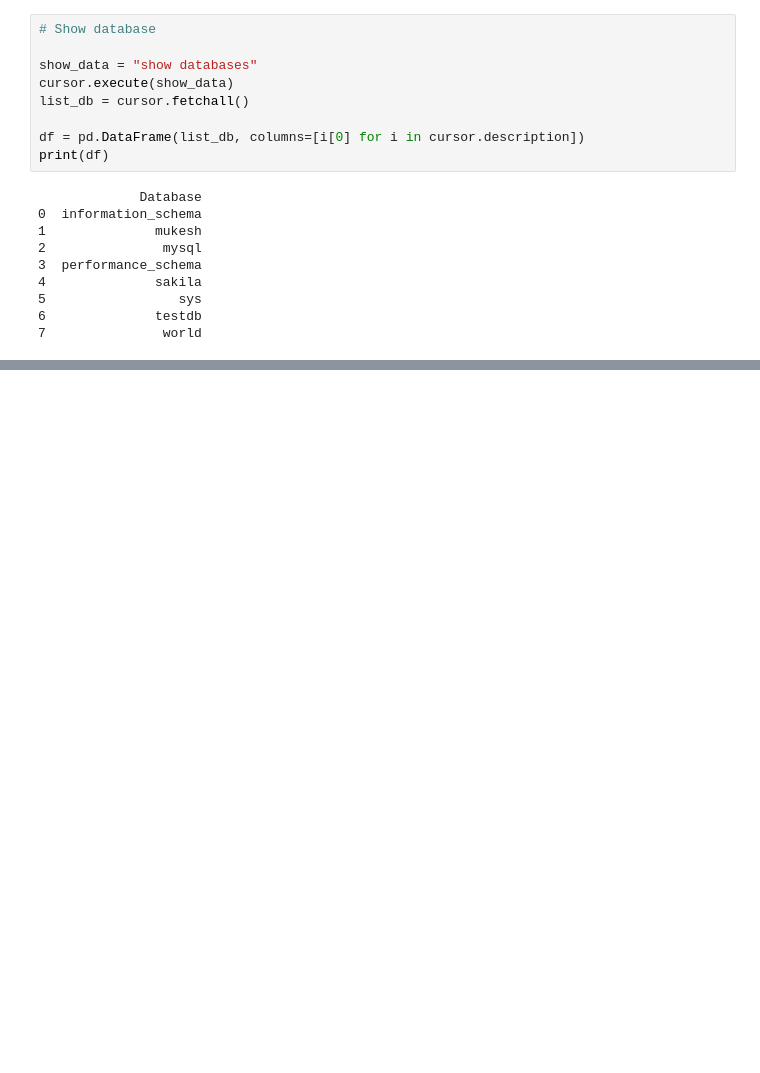
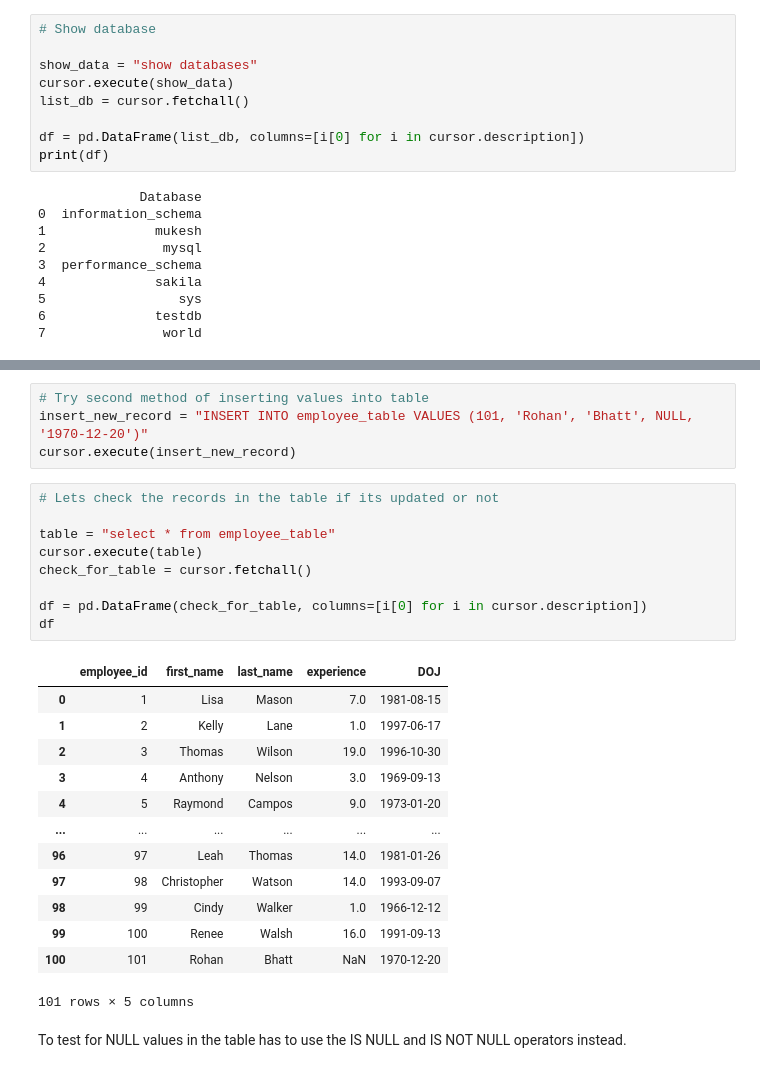
Before and after one commit to mukesh1996-ds/MySQL-Codes-, a Jupyter notebook: SQL_Handbook.ipynb, the cells around one changed output, grey strips where cells are left out. Drawn from its saved outputs; the diff is of its cells as text; blank space fills up the shorter version.

```diff
--- a/SQL_Handbook.ipynb
+++ b/SQL_Handbook.ipynb
@@ -948,0 +1040,29 @@ print(df)
+# %%
+# Try second method of inserting values into table
+insert_new_record = "INSERT INTO employee_table VALUES (101, 'Rohan', 'Bhatt', NULL, '1970-12-20')"
+cursor.execute(insert_new_record)
+# %%
+# Lets check the records in the table if its updated or not
+
+table = "select * from employee_table"
+cursor.execute(table)
+check_for_table = cursor.fetchall()
+
+df = pd.DataFrame(check_for_table, columns=[i[0] for i in cursor.description])
+df
+# %% [output]
+|  | employee_id | first_name | last_name | experience | DOJ |
+| 0 | 1 | Lisa | Mason | 7.0 | 1981-08-15 |
+| 1 | 2 | Kelly | Lane | 1.0 | 1997-06-17 |
+| 2 | 3 | Thomas | Wilson | 19.0 | 1996-10-30 |
+| 3 | 4 | Anthony | Nelson | 3.0 | 1969-09-13 |
+| 4 | 5 | Raymond | Campos | 9.0 | 1973-01-20 |
+| ... | ... | ... | ... | ... | ... |
+| 96 | 97 | Leah | Thomas | 14.0 | 1981-01-26 |
+| 97 | 98 | Christopher | Watson | 14.0 | 1993-09-07 |
+| 98 | 99 | Cindy | Walker | 1.0 | 1966-12-12 |
+| 99 | 100 | Renee | Walsh | 16.0 | 1991-09-13 |
+| 100 | 101 | Rohan | Bhatt | NaN | 1970-12-20 |
+101 rows × 5 columns
+# %% [markdown]
+To test for NULL values in the table has to use the IS NULL and IS NOT NULL operators instead.
```
Also changed, not shown: parts of 45 cells of this notebook, 3 other files.
